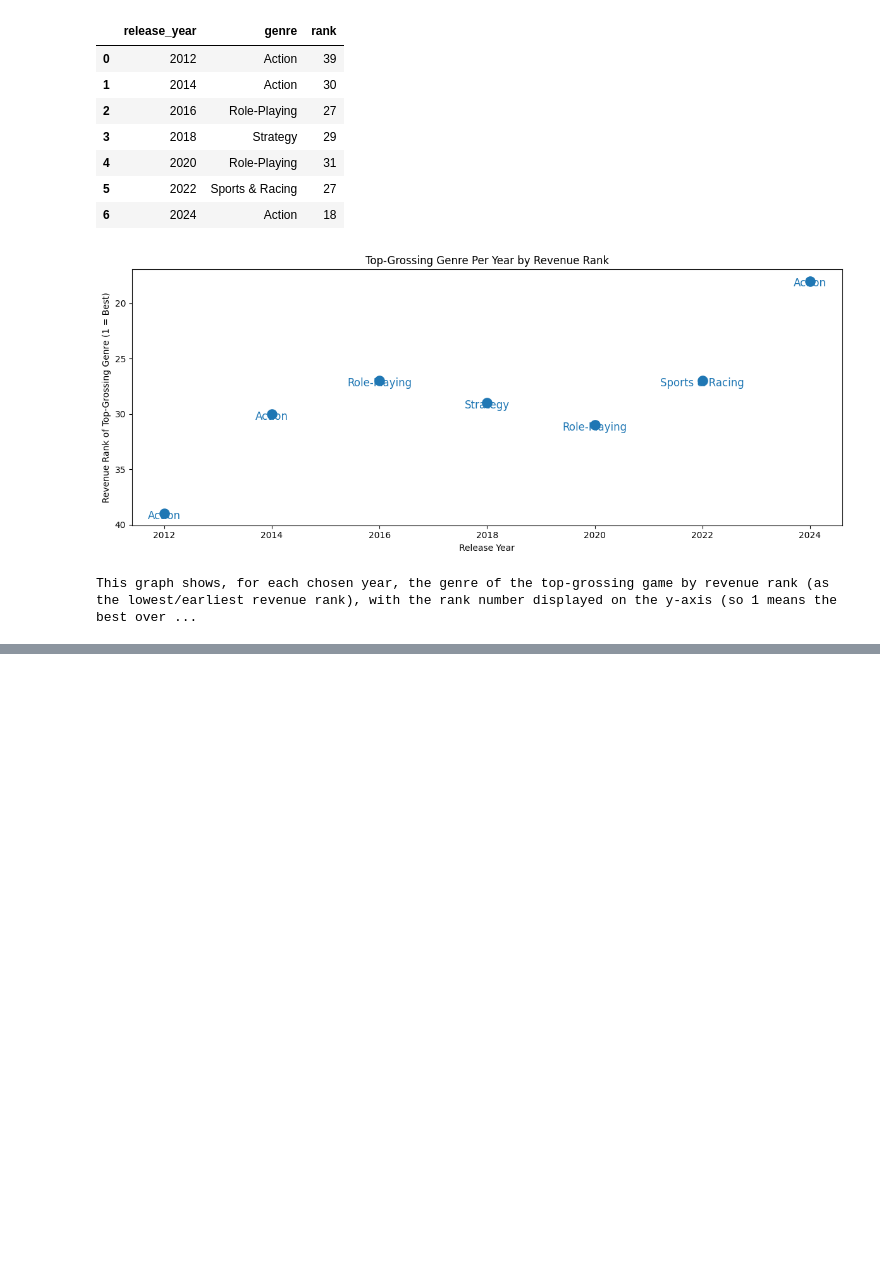
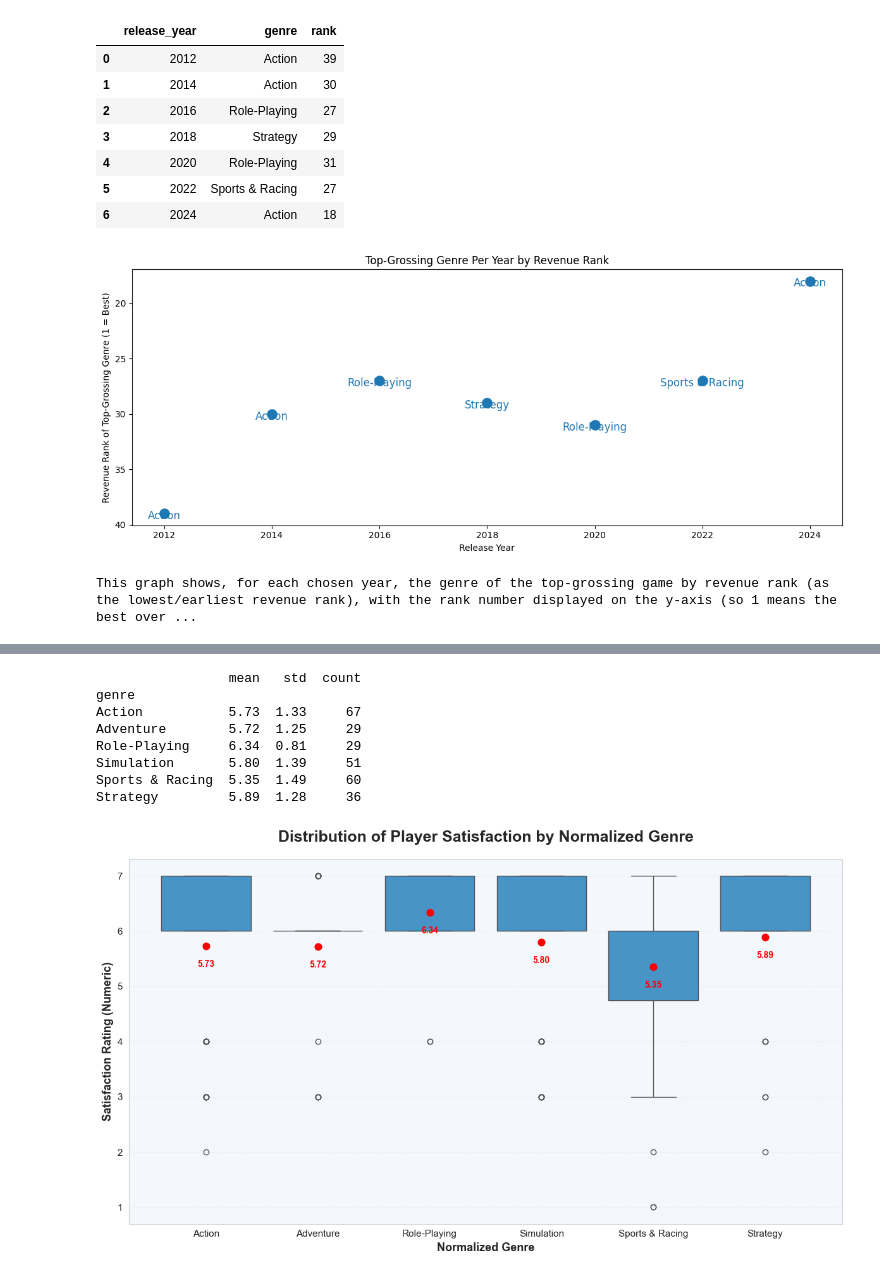
Before and after one commit to OfirBH/Steam_Final_Project, a Jupyter notebook: steam_final_project.ipynb, the cells around one changed output, grey strips where cells are left out. Drawn from its saved outputs; the diff is of its cells as text; code cells hidden in the pictures; blank space fills up the shorter version.

```diff
--- a/steam_final_project.ipynb
+++ b/steam_final_project.ipynb
@@ -2485,0 +2494,75 @@ This graph shows, for each chosen year, the genre of the top-grossing game by re
+# %%
+# --- ייבוא ספריות ---
+import pandas as pd
+import seaborn as sns
+import matplotlib.pyplot as plt
+
+# --- העתקה לנוחות עבודה ---
+df = unique_game_df.copy()
+
+# --- חישוב סטטיסטיקות לפי ז'אנר מנורמל ---
+stats_by_genre = (
+    df.groupby('genre')['overall_player_rating_numeric']
+      .agg(mean='mean', std='std', count='count')
+      .round(2)
+)
+print(stats_by_genre)
+
+# --- הגדרת גרף ---
+plt.figure(figsize=(12, 7))
+sns.set_style("whitegrid")
+
+# --- Boxplot לפי ז'אנר מנורמל, סדר לפי stats_by_genre ---
+ax = sns.boxplot(
+    data=df,
+    x='genre',
+    y='overall_player_rating_numeric',
+    color="#3498db",
+    showfliers=True,
+    medianprops={'visible': False},
+    order=stats_by_genre.index
+)
+
+# --- הוספת ממוצע כנקודה אדומה + ערך מעליה ---
+for i, genre in enumerate(stats_by_genre.index):
+    mean_val = stats_by_genre.loc[genre, 'mean']
+    ax.scatter(i, mean_val, color='red', s=60, zorder=3)
+    ax.text(
+        i,
+        mean_val - 0.25,  # ניתן לכוון את המרחק אם צריך
+        f"{mean_val:.2f}",
+        ha='center',
+        va='top',
+        fontsize=10,
+        fontweight='bold',
+        color='red'
+    )
+
+# --- עיצוב גרף ---
+ax.set_title(
+    'Distribution of Player Satisfaction by Normalized Genre',
+    fontsize=18,
+    fontweight='bold',
+    pad=20
+)
+ax.set_xlabel('Normalized Genre', fontsize=13, fontweight='bold')
+ax.set_ylabel('Satisfaction Rating (Numeric)', fontsize=13, fontweight='bold')
+
+ax.tick_params(axis='x', labelsize=11)
+ax.tick_params(axis='y', labelsize=11)
+
+ax.set_facecolor('#f4f7fb')
+plt.grid(axis='y', linestyle=':', alpha=0.4)
+
+plt.tight_layout()
+plt.show()
+# %% [output]
+                 mean   std  count
+genre
+Action           5.73  1.33     67
+Adventure        5.72  1.25     29
+Role-Playing     6.34  0.81     29
+Simulation       5.80  1.39     51
+Sports & Racing  5.35  1.49     60
+Strategy         5.89  1.28     36
+[figure, added]
```
Also changed, not shown: parts of 39 cells of this notebook.
